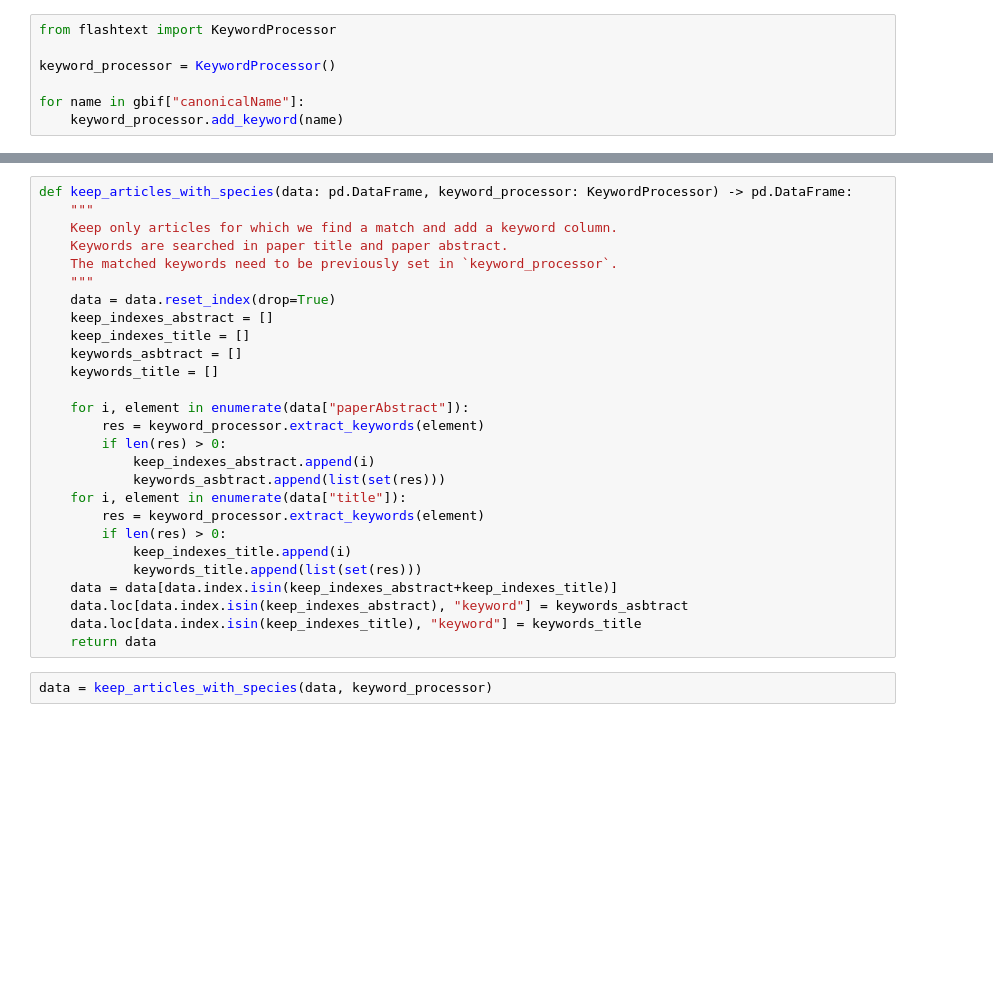
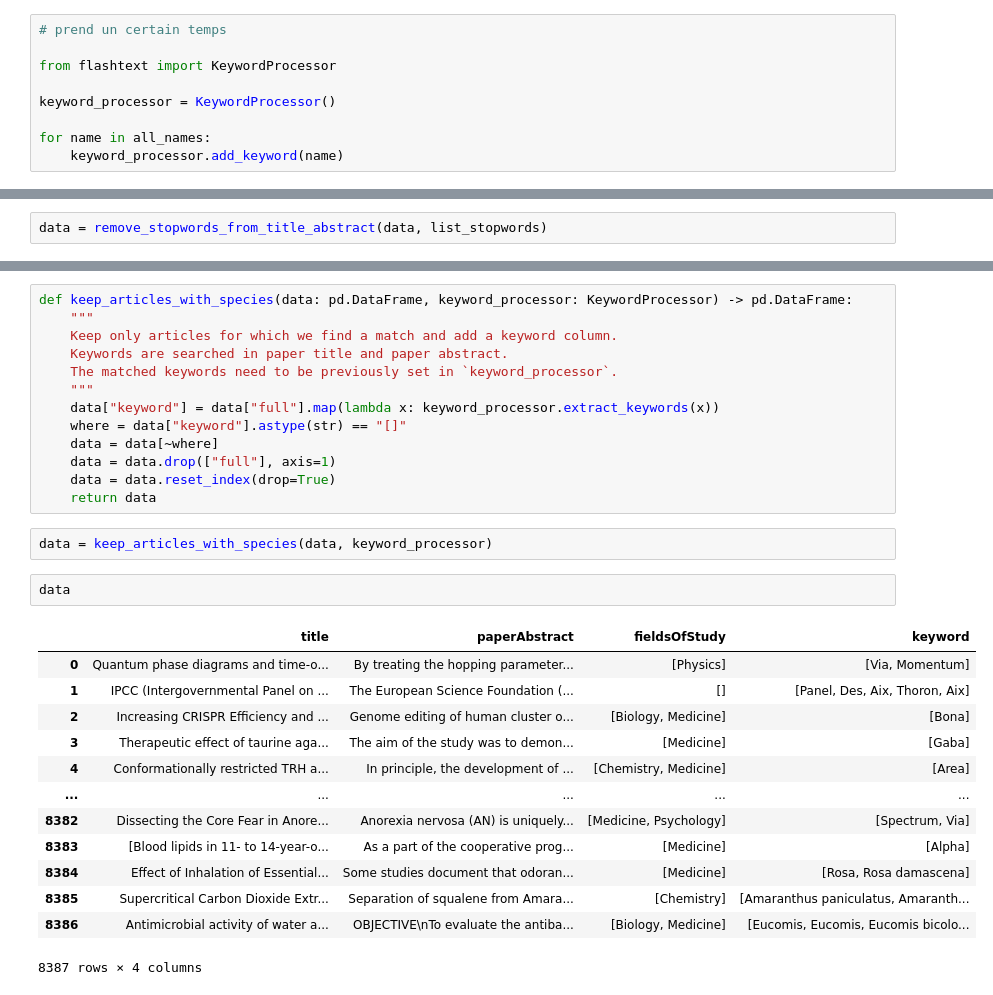
Before and after one commit to dataforgoodfr/batch8_ceebios, a Jupyter notebook: notebooks/Filter dataset scientific papers, part 2.ipynb, the cells around one changed output, grey strips where cells are left out. Drawn from its saved outputs; the diff is of its cells as text; blank space fills up the shorter version.

Commit message:
update with more keywords + lighter syntax

```diff
--- a/notebooks/Filter dataset scientific papers, part 2.ipynb
+++ b/notebooks/Filter dataset scientific papers, part 2.ipynb
@@ -259,10 +214,12 @@ gbif.shape
 # %% [markdown]
 ### Load Keyword processor
 # %%
+# prend un certain temps
+
 from flashtext import KeywordProcessor
 
 keyword_processor = KeywordProcessor()
 
-for name in gbif["canonicalName"]:
+for name in all_names:
     keyword_processor.add_keyword(name)
 # %%
@@ -290,0 +278,2 @@ gbif[where]
+# %%
+data = remove_stopwords_from_title_abstract(data, list_stopwords)
@@ -297,28 +289,30 @@ def keep_articles_with_species(data: pd.DataFrame, keyword_processor: KeywordPro
     Keywords are searched in paper title and paper abstract.
     The matched keywords need to be previously set in `keyword_processor`.
     """
+    data["keyword"] = data["full"].map(lambda x: keyword_processor.extract_keywords(x))
+    where = data["keyword"].astype(str) == "[]"
+    data = data[~where]
+    data = data.drop(["full"], axis=1)
     data = data.reset_index(drop=True)
-    keep_indexes_abstract = []
-    keep_indexes_title = []
-    keywords_asbtract = []
-    keywords_title = []
-
-    for i, element in enumerate(data["paperAbstract"]):
-        res = keyword_processor.extract_keywords(element)
-        if len(res) > 0:
-            keep_indexes_abstract.append(i)
-            keywords_asbtract.append(list(set(res)))
-    for i, element in enumerate(data["title"]):
-        res = keyword_processor.extract_keywords(element)
-        if len(res) > 0:
-            keep_indexes_title.append(i)
-            keywords_title.append(list(set(res)))
-    data = data[data.index.isin(keep_indexes_abstract+keep_indexes_title)]
-    data.loc[data.index.isin(keep_indexes_abstract), "keyword"] = keywords_asbtract
-    data.loc[data.index.isin(keep_indexes_title), "keyword"] = keywords_title
     return data
 # %%
 data = keep_articles_with_species(data, keyword_processor)
+# %%
+data
+# %% [output]
+|  | title | paperAbstract | fieldsOfStudy | keyword |
+| 0 | Quantum phase diagrams and time-o... | By treating the hopping parameter... | [Physics] | [Via, Momentum] |
+| 1 | IPCC (Intergovernmental Panel on ... | The European Science Foundation (... | [] | [Panel, Des, Aix, Thoron, Aix] |
+| 2 | Increasing CRISPR Efficiency and ... | Genome editing of human cluster o... | [Biology, Medicine] | [Bona] |
+| 3 | Therapeutic effect of taurine aga... | The aim of the study was to demon... | [Medicine] | [Gaba] |
+| 4 | Conformationally restricted TRH a... | In principle, the development of ... | [Chemistry, Medicine] | [Area] |
+| ... | ... | ... | ... | ... |
+| 8382 | Dissecting the Core Fear in Anore... | Anorexia nervosa (AN) is uniquely... | [Medicine, Psychology] | [Spectrum, Via] |
+| 8383 | [Blood lipids in 11- to 14-year-o... | As a part of the cooperative prog... | [Medicine] | [Alpha] |
+| 8384 | Effect of Inhalation of Essential... | Some studies document that odoran... | [Medicine] | [Rosa, Rosa damascena] |
+| 8385 | Supercritical Carbon Dioxide Extr... | Separation of squalene from Amara... | [Chemistry] | [Amaranthus paniculatus, Amaranth... |
+| 8386 | Antimicrobial activity of water a... | OBJECTIVE\nTo evaluate the antiba... | [Biology, Medicine] | [Eucomis, Eucomis, Eucomis bicolo... |
+8387 rows × 4 columns
 # %%
 data.shape
 # %% [output]
```
Also changed, not shown: parts of 33 cells of this notebook.
